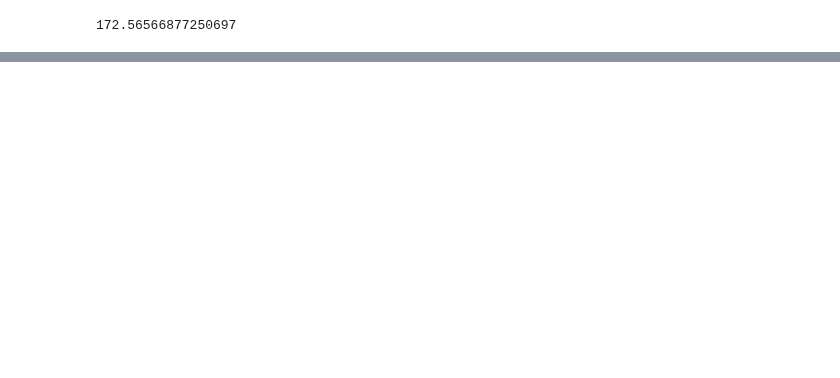
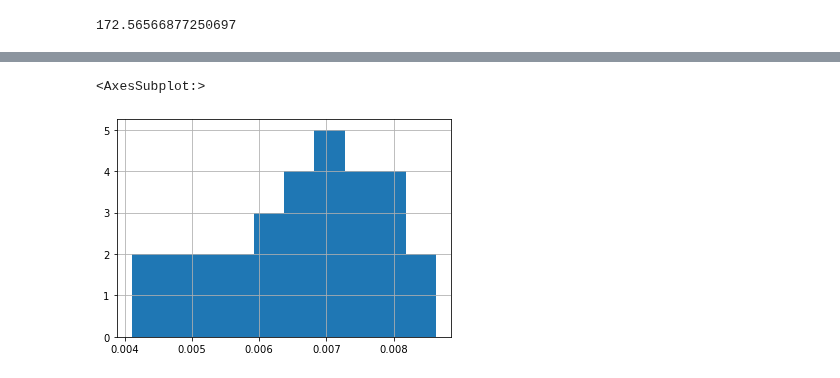
Before and after one commit to jouytrew/masters_pfti, a Jupyter notebook: notebooks/study_2.ipynb, the cells around one changed output, grey strips where cells are left out. Saved outputs shown, nothing was run; the diff lists cells and outputs as text; code cells hidden in the pictures; blank space fills up the shorter version.

```diff
--- a/notebooks/study_2.ipynb
+++ b/notebooks/study_2.ipynb
@@ -187,0 +193,12 @@ mass_in_grams / 1000
+# %%
+# Can vary confidence level, starting at 95% and decreasing
+# An average grade of 1.5% Cu remains unchanged, however the confidence range can change.
+# While the precision of minesense is said to be quite high, accuracy matters much more, and we can see the estimated minimum sample size
+# for various ranges of confidence. Start at 0.1% Cu and increase
+
+confidence_level = 0.90 # * 100%
+confidence_range = 0.15 # %
+average_grade = 1.5 # %
+
+sigma = (confidence_range / average_grade) / sigmas_from_conf(confidence_level)
+sigma
@@ -187,0 +227,9 @@ mass_in_grams / 1000
+# %%
+confidence_levels = [0.95, 0.9, 0.85, 0.8, 0.75] # *100%
+confidence_ranges = [0.1, 0.15, 0.2] # %
+average_grade = 1.5
+
+sigmas = []
+for confidence_level in confidence_levels:
+    for confidence_range in confidence_ranges:
+        sigmas.append(sigma_from_params(confidence_level, confidence_range, average_grade))
@@ -187,0 +410,12 @@ mass_in_grams / 1000
+# %%
+r_sigmas, r_zs, r_crs = [], [], []
+Ms = [25000, 30000, 35000]
+
+for C in Cs:
+    for m in Ms:
+        for d95 in d95s:
+            sigma = np.sqrt(C * d95**3 / (m / 2))  # divide by two bc the min sample size is usually half of the suggested
+            r_sigmas.append(sigma)
+            z = 0.05 / (1.5 * sigma)  # within 0.2% Cu
+            r_zs.append(z)
+            r_crs.append((st.norm.cdf(z) - 0.5) * 2)
@@ -187,0 +487,5 @@ mass_in_grams / 1000
+# %%
+pd.Series(r_crs).hist()
+# %% [output]
+<AxesSubplot:>
+[figure, added]
```
Also changed, not shown: parts of 27 cells of this notebook.
